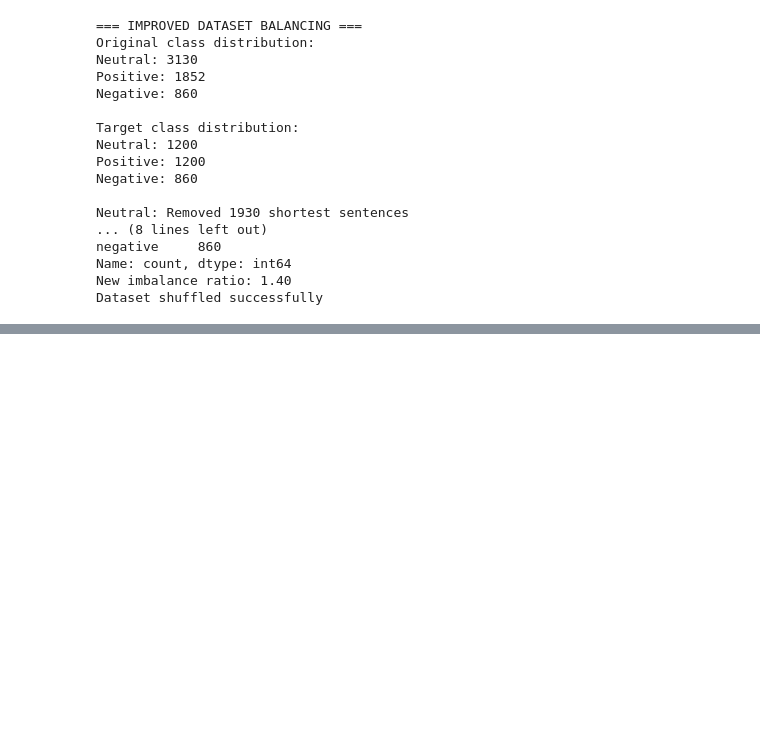
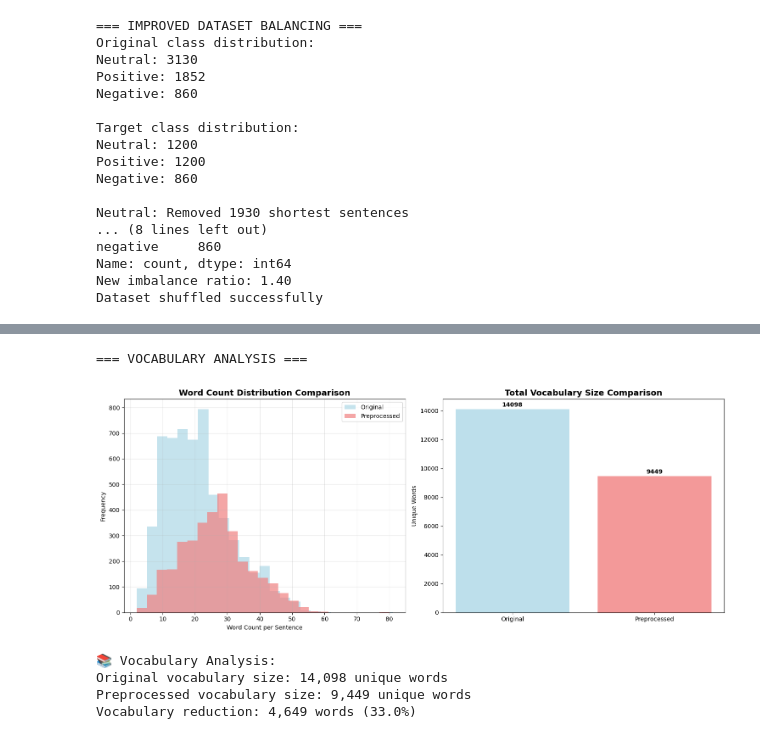
Before and after one commit to biplovgautam/nepali-sentiment-analysis, a Jupyter notebook: utils/edapreprocess.ipynb, the cells around one changed output, grey strips where cells are left out. Drawn from its saved outputs; the diff is of its cells as text; code cells hidden in the pictures; blank space fills up the shorter version.

```diff
--- a/utils/edapreprocess.ipynb
+++ b/utils/edapreprocess.ipynb
@@ -865,0 +675,47 @@ Total          : 6645
+# %%
+# Vocabulary Analysis: Before vs After
+print("=== VOCABULARY ANALYSIS ===")
+
+# Calculate word counts and vocabulary
+original_word_counts = df['Sentence'].str.split().str.len()
+preprocessed_word_counts = df_balanced_improved['text_processed'].str.split().str.len()
+
+# Calculate vocabulary sizes
+original_vocab = set(' '.join(df['Sentence']).lower().split())
+preprocessed_vocab = set(' '.join(df_balanced_improved['text_processed']).split())
+
+# Create comparison visualization
+fig, (ax1, ax2) = plt.subplots(1, 2, figsize=(15, 6))
+
+# Word count distribution
+ax1.hist(original_word_counts, bins=25, alpha=0.7, label='Original', color='lightblue')
+ax1.hist(preprocessed_word_counts, bins=25, alpha=0.7, label='Preprocessed', color='lightcoral')
+ax1.set_title('Word Count Distribution Comparison', fontsize=14, fontweight='bold')
+ax1.set_xlabel('Word Count per Sentence')
+ax1.set_ylabel('Frequency')
+ax1.legend()
+ax1.grid(True, alpha=0.3)
+
+# Vocabulary size comparison
+vocab_comparison = ['Original', 'Preprocessed']
+vocab_sizes = [len(original_vocab), len(preprocessed_vocab)]
+ax2.bar(vocab_comparison, vocab_sizes, color=['lightblue', 'lightcoral'], alpha=0.8)
+ax2.set_title('Total Vocabulary Size Comparison', fontsize=14, fontweight='bold')
+ax2.set_ylabel('Unique Words')
+for i, v in enumerate(vocab_sizes):
+    ax2.text(i, v + 100, str(v), ha='center', va='bottom', fontweight='bold')
+
+plt.tight_layout()
+plt.show()
+
+print(f"\n📚 Vocabulary Analysis:")
+print(f"Original vocabulary size: {len(original_vocab):,} unique words")
+print(f"Preprocessed vocabulary size: {len(preprocessed_vocab):,} unique words")
+print(f"Vocabulary reduction: {len(original_vocab) - len(preprocessed_vocab):,} words ({((len(original_vocab) - len(preprocessed_vocab)) / len(original_vocab) * 100):.1f}%)")
+# %% [output]
+=== VOCABULARY ANALYSIS ===
+[figure, added]
+📚 Vocabulary Analysis:
+Original vocabulary size: 14,098 unique words
+Preprocessed vocabulary size: 9,449 unique words
+Vocabulary reduction: 4,649 words (33.0%)
```
Also changed, not shown: parts of 13 cells of this notebook, 4 other files.
